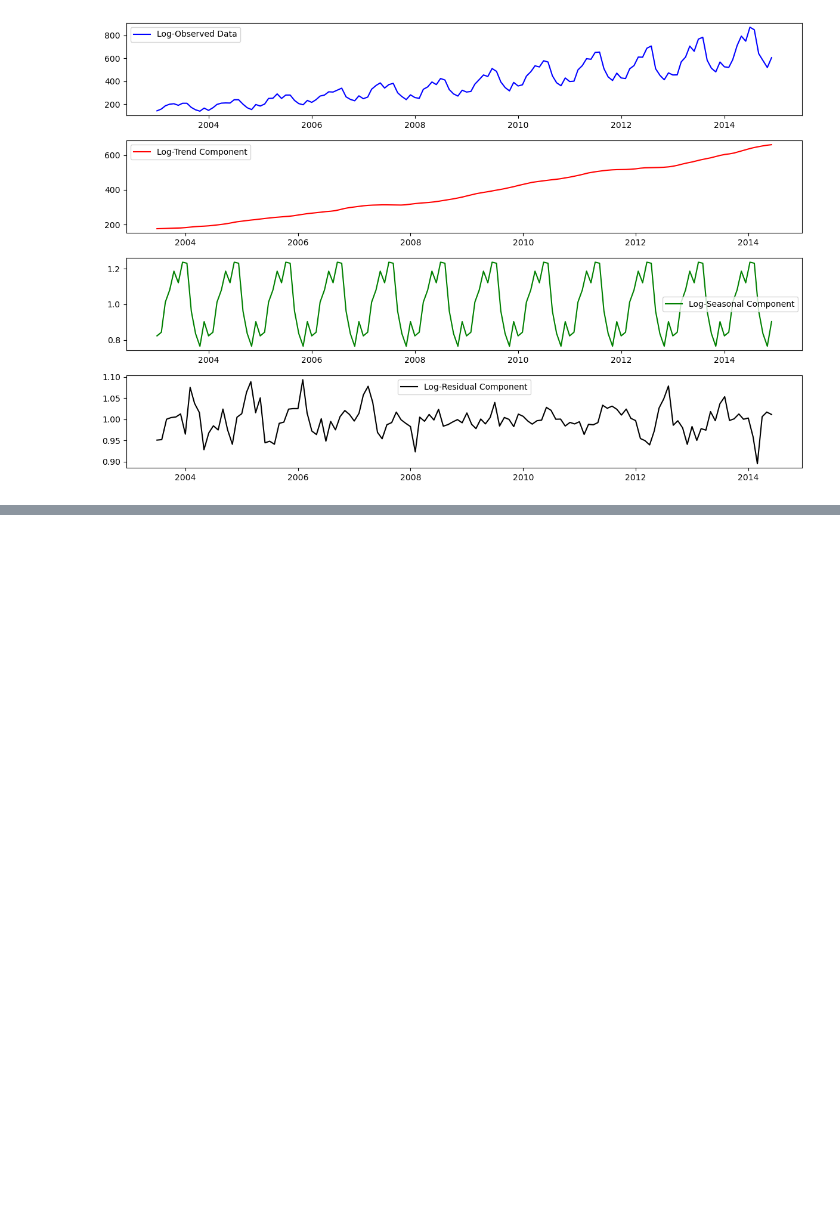
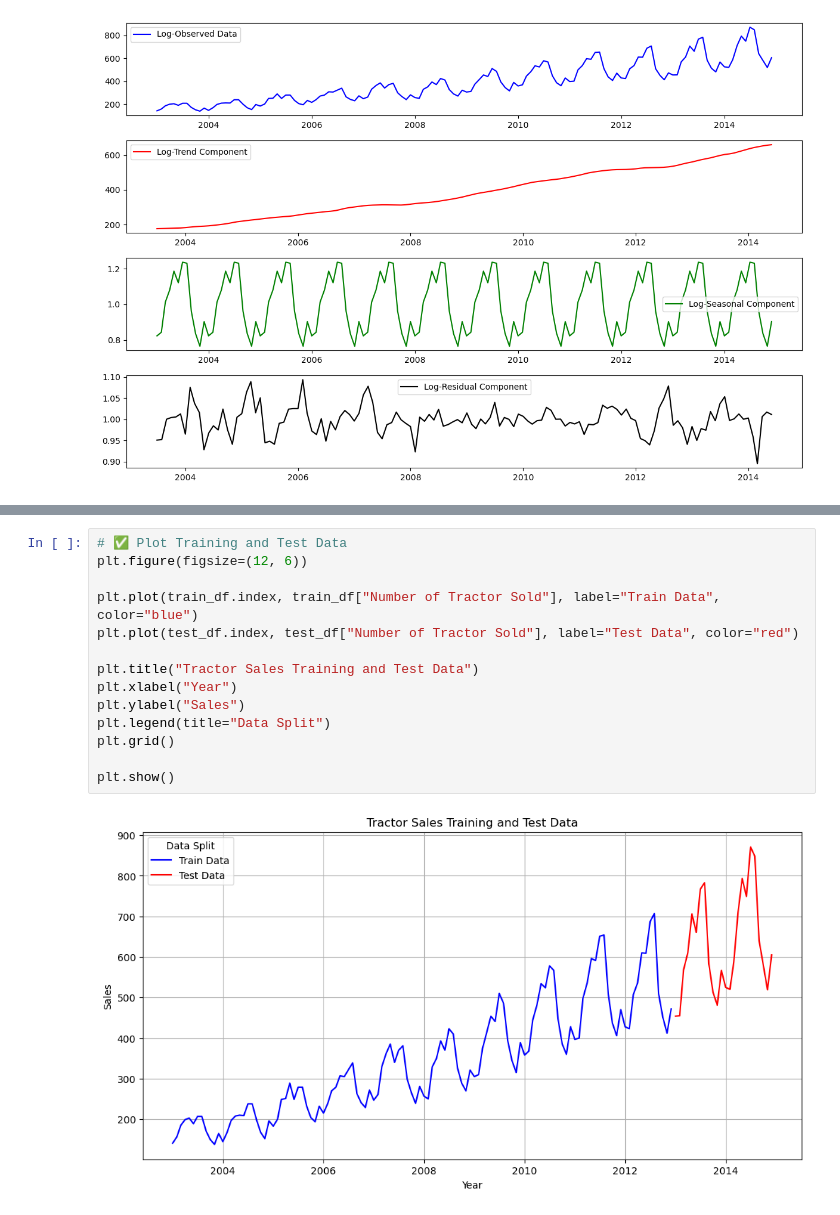
Before and after one commit to sachindhital/Tractor-Sales_time_series, a Jupyter notebook: tractor_sales.ipynb, the cells around one changed output, grey strips where cells are left out. Drawn from its saved outputs; the diff is of its cells as text; blank space fills up the shorter version.

```diff
--- a/tractor_sales.ipynb
+++ b/tractor_sales.ipynb
@@ -413,0 +473,16 @@ Log-Multiplicative Decomposition saved as 'log_multiplicative_decomposition.csv'
+# %%
+# ✅ Plot Training and Test Data
+plt.figure(figsize=(12, 6))
+
+plt.plot(train_df.index, train_df["Number of Tractor Sold"], label="Train Data", color="blue")
+plt.plot(test_df.index, test_df["Number of Tractor Sold"], label="Test Data", color="red")
+
+plt.title("Tractor Sales Training and Test Data")
+plt.xlabel("Year")
+plt.ylabel("Sales")
+plt.legend(title="Data Split")
+plt.grid()
+
+plt.show()
+# %% [output]
+[figure, added]
```
Also changed, not shown: parts of 45 cells of this notebook, 1 other file.
